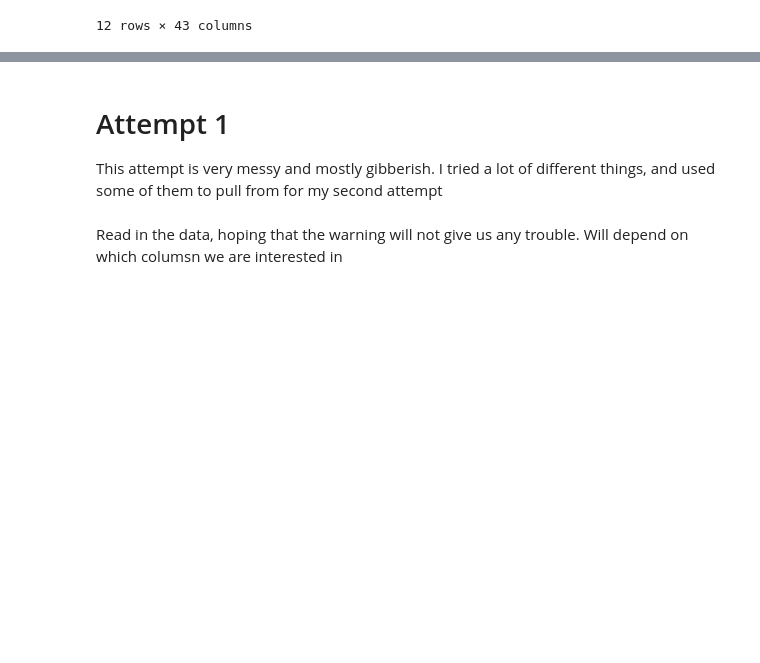
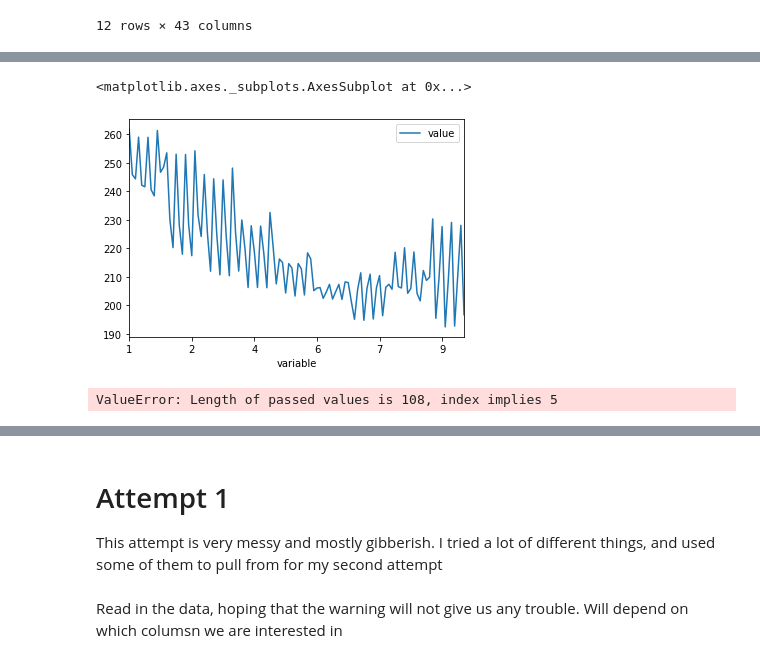
Before and after one commit to richt3211/DS-2500, a Jupyter notebook: Assignment-2/Attempt 2.ipynb, the cells around one changed output, grey strips where cells are left out. Cells and saved outputs as stored; diff of their text form; code cells hidden in the pictures; blank space fills up the shorter version.

```diff
--- a/Assignment-2/Attempt 2.ipynb
+++ b/Assignment-2/Attempt 2.ipynb
@@ -156,0 +271,10 @@ cleaned_df.plot()
+# %%
+indexed.plot(y='value')
+# %% [output]
+<matplotlib.axes._subplots.AxesSubplot at 0x...>
+[figure, added]
+# %%
+pivot = pd.pivot(melt, index=['Filename', 'Duration', 'seg_Start', 'seg_End', 'acoustic'], columns='variable', values='value')
+pivot
+# %% [output]
+ValueError: Length of passed values is 108, index implies 5
```
Also changed, not shown: parts of 19 cells of this notebook, 1 other file.
